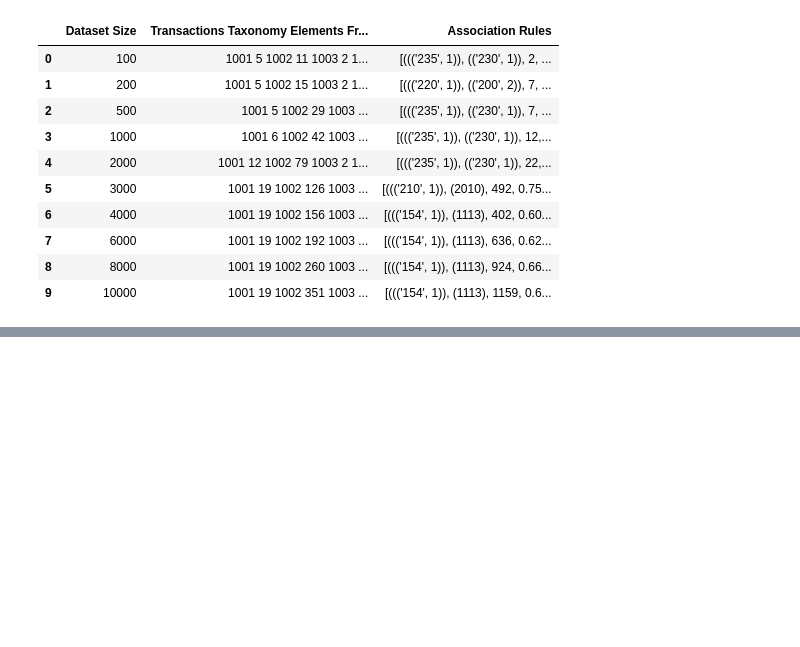
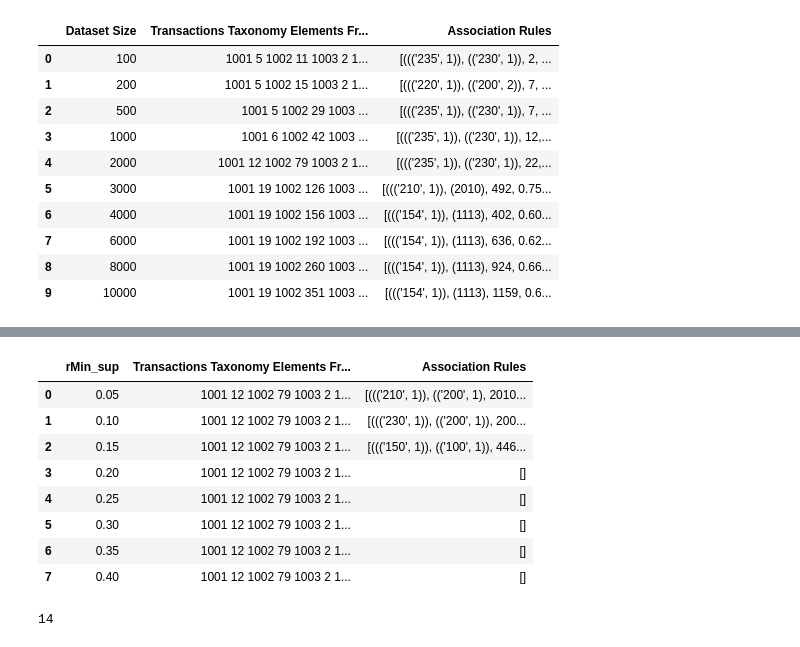
Before and after one commit to jkwiatk1/MED, a Jupyter notebook: apriori.ipynb, the cells around one changed output, grey strips where cells are left out. Saved outputs shown, nothing was run; the diff lists cells and outputs as text; code cells hidden in the pictures; blank space fills up the shorter version.

```diff
--- a/apriori.ipynb
+++ b/apriori.ipynb
@@ -442,0 +483,16 @@ rule_df_02_05.to_csv('exp_05_05.csv', index=False)
+# %%
+rule_df_list_05
+# %% [output]
+|  | rMin_sup | Transactions Taxonomy Elements Fr... | Association Rules |
+| 0 | 0.05 | 1001 12 1002 79 1003 2 1... | [((('210', 1)), (('200', 1), 2010... |
+| 1 | 0.10 | 1001 12 1002 79 1003 2 1... | [((('230', 1)), (('200', 1)), 200... |
+| 2 | 0.15 | 1001 12 1002 79 1003 2 1... | [((('150', 1)), (('100', 1)), 446... |
+| 3 | 0.20 | 1001 12 1002 79 1003 2 1... | [] |
+| 4 | 0.25 | 1001 12 1002 79 1003 2 1... | [] |
+| 5 | 0.30 | 1001 12 1002 79 1003 2 1... | [] |
+| 6 | 0.35 | 1001 12 1002 79 1003 2 1... | [] |
+| 7 | 0.40 | 1001 12 1002 79 1003 2 1... | [] |
+# %%
+len(rule_df_list_05['Association Rules'][0])
+# %% [output]
+14
```
Also changed, not shown: parts of 9 cells of this notebook.
